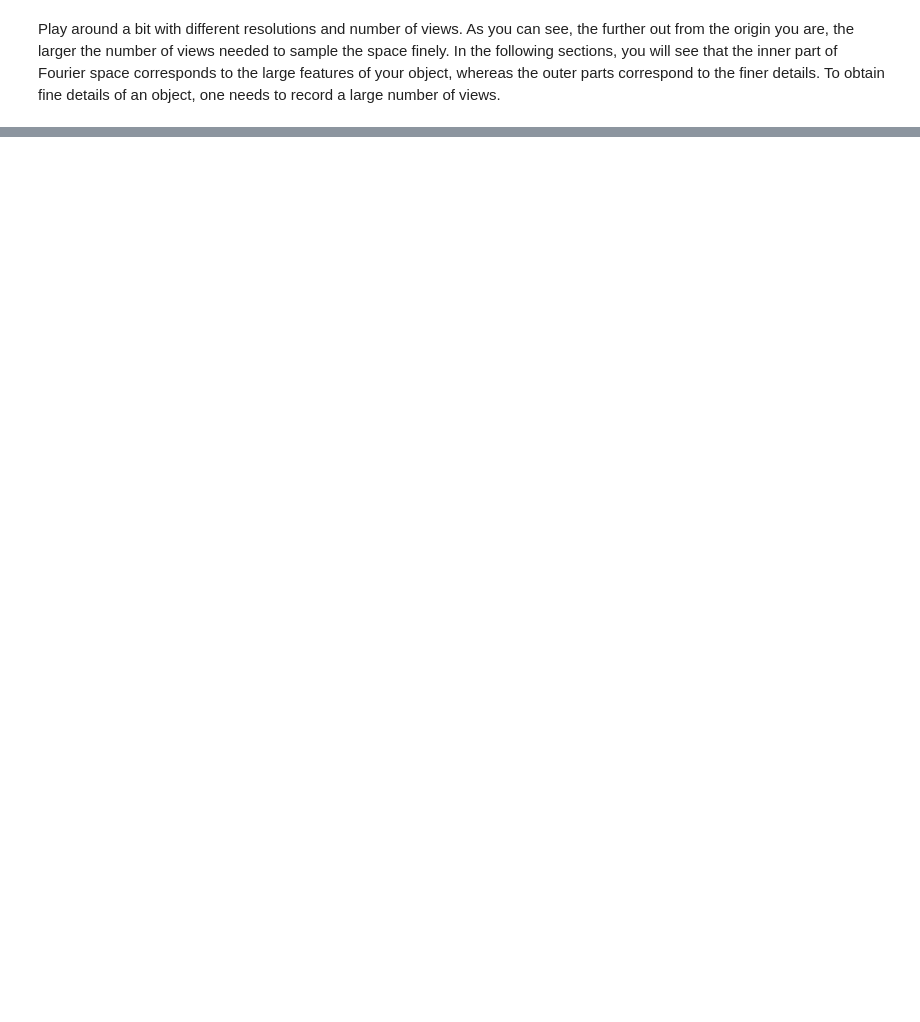
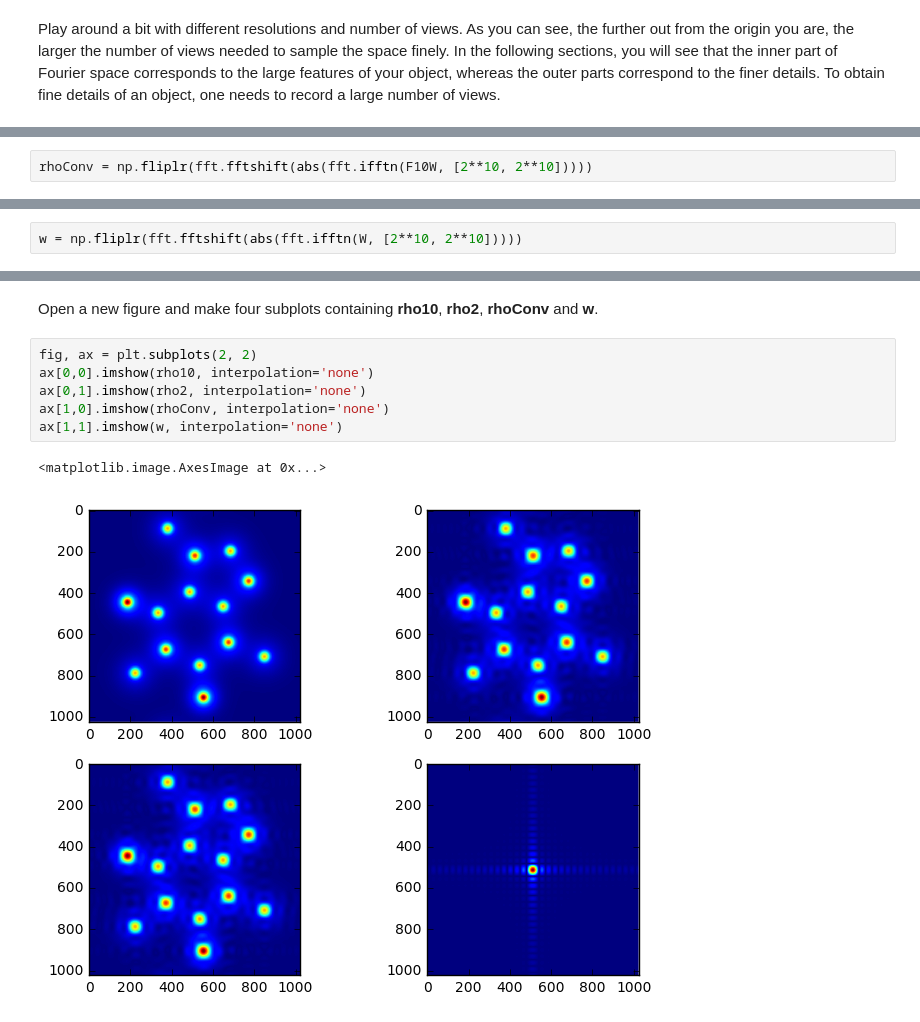
Before and after one commit to wang-zy/Tutorial-in-Diffraction-Imaging-Python, a Jupyter notebook: Tutorial in Diffraction Imaging.ipynb, the cells around one changed output, grey strips where cells are left out. Drawn from its saved outputs; the diff is of its cells as text; blank space fills up the shorter version.

```diff
--- a/Tutorial in Diffraction Imaging.ipynb
+++ b/Tutorial in Diffraction Imaging.ipynb
@@ -269,0 +359,2 @@ Play around a bit with different resolutions and number of views. As you can see
+# %%
+rhoConv = np.fliplr(fft.fftshift(abs(fft.ifftn(F10W, [2**10, 2**10]))))
@@ -269,0 +363,2 @@ Play around a bit with different resolutions and number of views. As you can see
+# %%
+w = np.fliplr(fft.fftshift(abs(fft.ifftn(W, [2**10, 2**10]))))
@@ -269,0 +386,11 @@ Play around a bit with different resolutions and number of views. As you can see
+# %% [markdown]
+Open a new figure and make four subplots containing **rho10**, **rho2**, **rhoConv** and **w**.
+# %%
+fig, ax = plt.subplots(2, 2)
+ax[0,0].imshow(rho10, interpolation='none')
+ax[0,1].imshow(rho2, interpolation='none')
+ax[1,0].imshow(rhoConv, interpolation='none')
+ax[1,1].imshow(w, interpolation='none')
+# %% [output]
+<matplotlib.image.AxesImage at 0x...>
+[figure, added]
```
Also changed, not shown: parts of 47 cells of this notebook, 1 other file.
